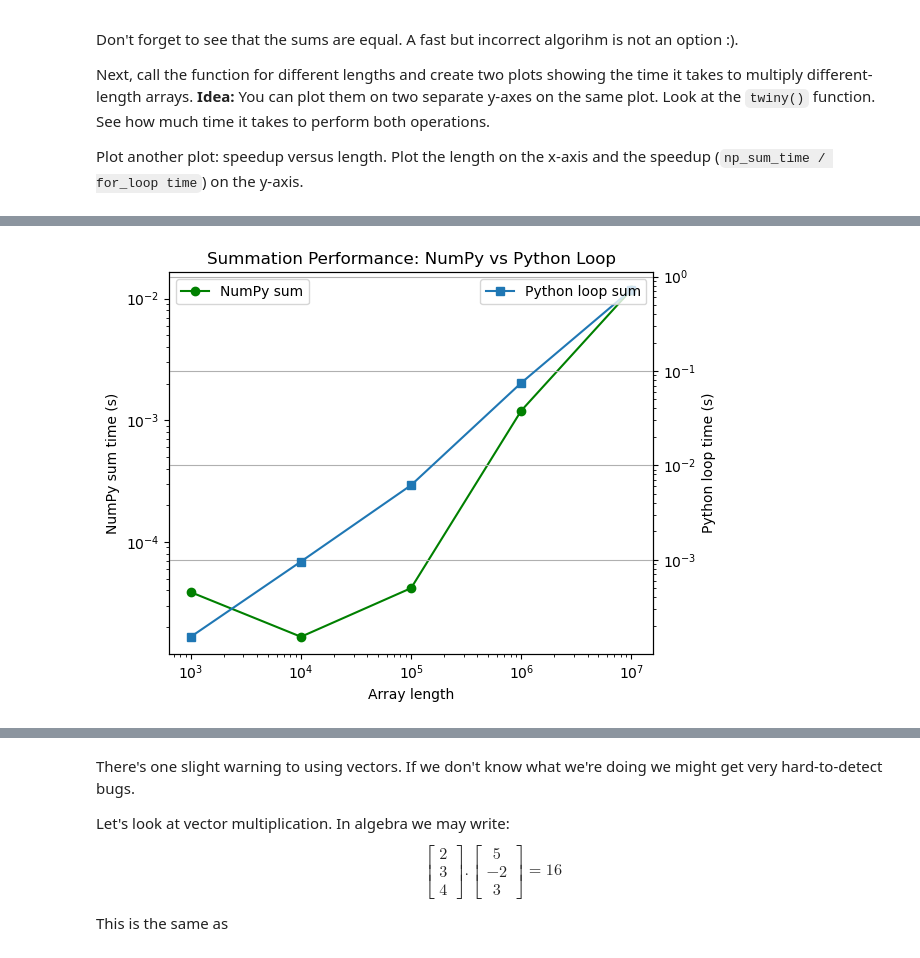
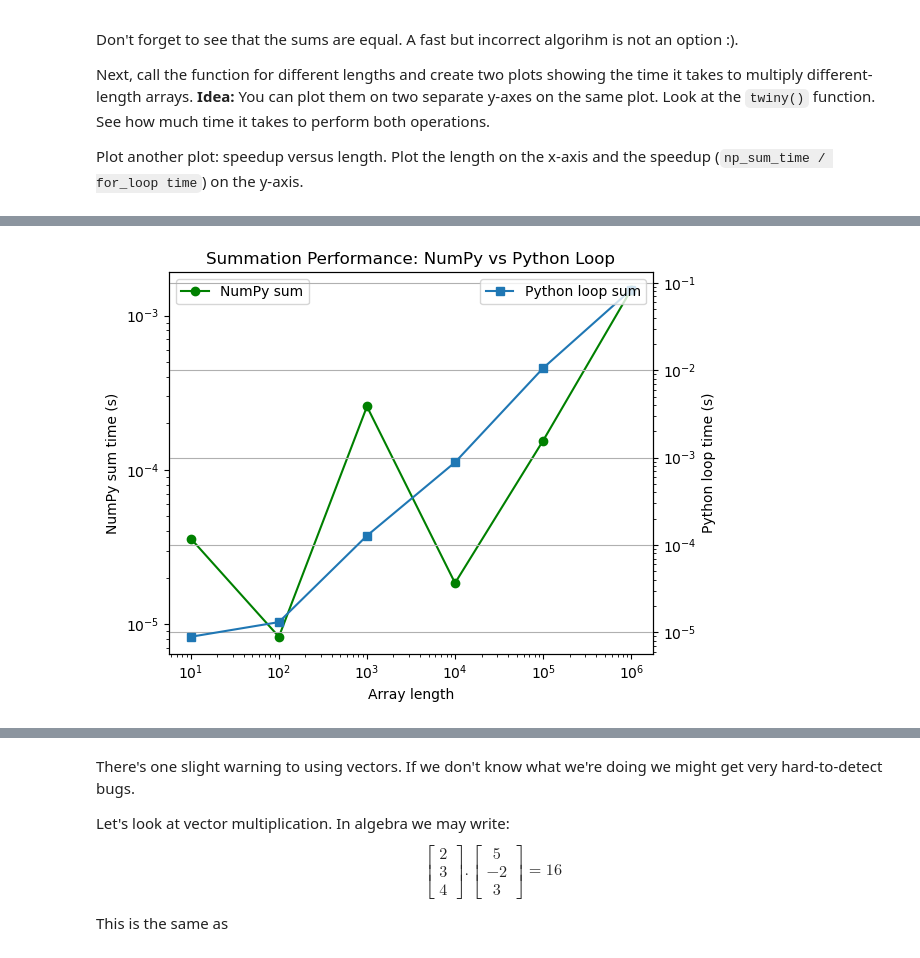
Before and after one commit to i11g/Linear-Algebra, a Jupyter notebook: Linear Algebra Exercise.ipynb, the cells around one changed output, grey strips where cells are left out. Saved outputs shown, nothing was run; the diff lists cells and outputs as text; code cells hidden in the pictures.

```diff
--- a/Linear Algebra Exercise.ipynb
+++ b/Linear Algebra Exercise.ipynb
@@ -234,29 +234,29 @@ plt.show()
 # %%
-lengths = [10**3, 10**4, 10**5, 10**6, 10**7]
+lengths = [10, 10**2, 10**3, 10**4, 10**5, 10**6]
 
 times_numpy, times_loop = diff_lengths(lengths)
 
 fig, ax1 = plt.subplots()
-ax2 = ax1.twinx()                   # <-- second y-axis
+ax2 = ax1.twinx()
 
 ax1.plot(lengths, times_numpy,  'o-', label='NumPy sum', color = "green")
 ax2.plot(lengths, times_loop,   's-', label='Python loop sum')
 
 ax1.set_xscale('log')
 ax1.set_yscale('log')
 ax2.set_yscale('log')
 
 ax1.set_xlabel('Array length')
 ax1.set_ylabel('NumPy sum time (s)')
 ax2.set_ylabel('Python loop time (s)')
 
 # Add legends
 ax1.legend(loc='upper left')
 ax2.legend(loc='upper right')
 
 plt.title('Summation Performance: NumPy vs Python Loop')
 plt.tight_layout()
 plt.grid()
 plt.show()
 # %% [output]
-[figure, old version]
+[figure, new version]
```
Also changed, not shown: parts of 16 cells of this notebook, 6 other files.
